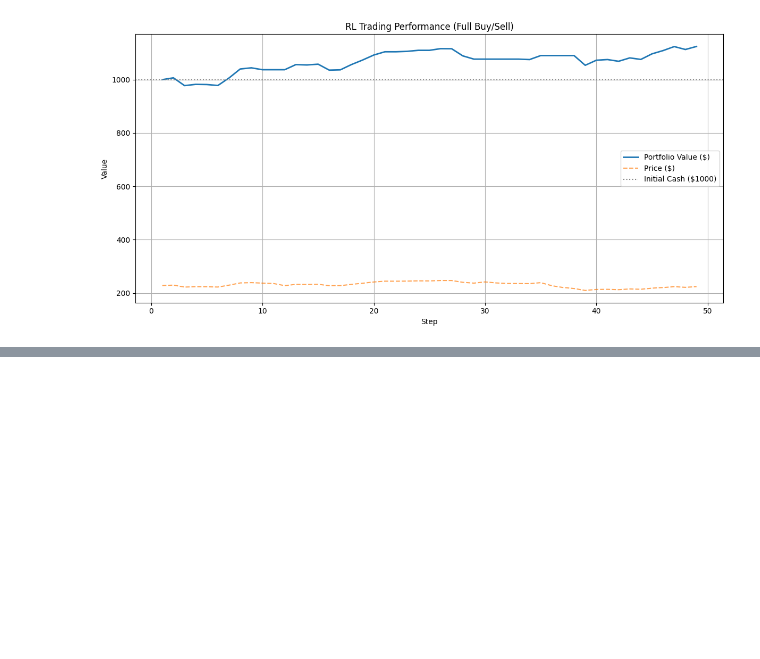
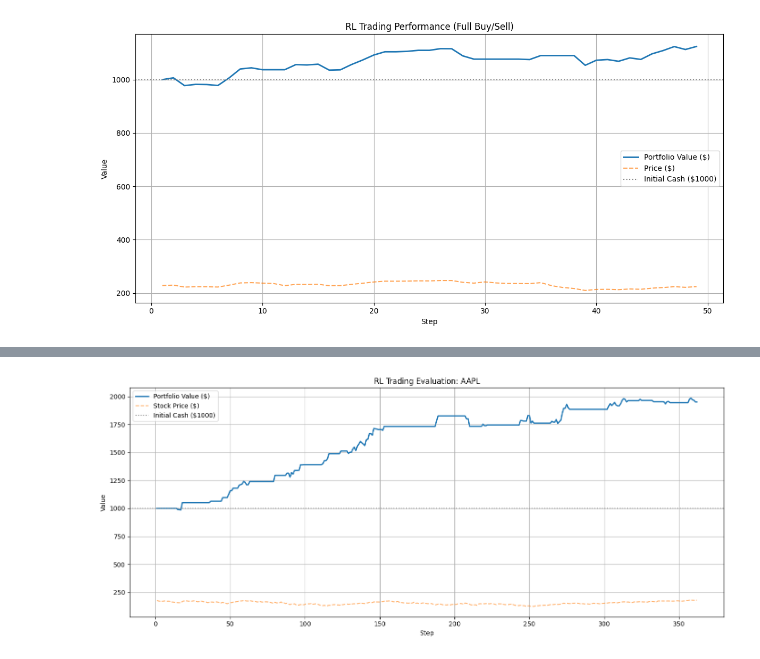
Before and after one commit to 1940926596/MultiAgent, a Jupyter notebook: agent_tools/CIORL/reward_test.ipynb, the cells around one changed output, grey strips where cells are left out. Saved outputs shown, nothing was run; the diff lists cells and outputs as text; code cells hidden in the pictures; blank space fills up the shorter version.

```diff
--- a/agent_tools/CIORL/reward_test.ipynb
+++ b/agent_tools/CIORL/reward_test.ipynb
@@ -250,3 +250,100 @@ Step: 49
 Final Portfolio Value: $ 1124.59
 Total Profit: $ 124.59
 [figure]
+# %%
+import os
+import sys
+import pandas as pd
+import numpy as np
+import matplotlib.pyplot as plt
+from stable_baselines3 import PPO
+
+# 加入项目路径
+
+# 引入你的自定义环境类和 observation 构建函数
+from test5 import MetaCIOEnv, precompute_observations_from_files
+
+# === 设置路径与参数 ===
+ticker = "AAPL"
+base_path = "../../datasets/processed"
+ticker_dir = os.path.join(base_path, ticker)
+
+data_path = os.path.join(ticker_dir, "financial_with_news_macro_summary.csv")
+rag_path = os.path.join(ticker_dir, "rag_agent_suggestions.csv")
+model_path = os.path.join(ticker_dir, "meta_cio_rl_" + ticker + ".zip")
+
+# === 加载数据 & 环境 ===
+df = pd.read_csv(data_path)
+df["date"] = pd.to_datetime(df["date"]).dt.date
+
+# 你用的测试集区间
+from datetime import datetime
+test_start, test_end = datetime(2022, 10, 4).date(), datetime(2023, 6, 10).date()
+df_test = df[(df["date"] >= test_start) & (df["date"] <= test_end)].copy()
+
+cached_obs_test = precompute_observations_from_files(df_test, rag_path)
+env = MetaCIOEnv(df_test, cached_obs_test)
+
+# === 加载模型 ===
+model = PPO.load(model_path, env=env)
+
+# === 初始化组合 ===
+initial_cash = 1000.0
+cash = initial_cash
+shares = 0
+
+obs = env.reset()
+done = False
+
+portfolio_values = []
+prices = []
+steps = []
+rewards = []
+actions = []
+
+while not done:
+    row = env.data.iloc[env.current_step]
+    price = row["close"]
+
+    action, _ = model.predict(obs, deterministic=True)
+    obs, reward, done, _ = env.step(action)
+
+    # 简单策略：全仓买入/卖出
+    if action == 0 and shares == 0:
+        shares = int(cash // price)
+        cash -= shares * price
+    elif action == 2 and shares > 0:
+        cash += shares * price
+        shares = 0
+
+    current_value = cash + shares * price
+
+    rewards.append(reward)
+    portfolio_values.append(current_value)
+    prices.append(price)
+    steps.append(env.current_step)
+    actions.append(action)
+
+    print(f"Step: {env.current_step:3d}, Action: {action}, Price: {price:.2f}, Portfolio: {current_value:.2f}")
+
+# === 输出结果 ===
+final_value = portfolio_values[-1]
+total_profit = final_value - initial_cash
+print("\n===== Evaluation Result =====")
+print(f"Final Portfolio Value: ${final_value:.2f}")
+print(f"Total Profit:         ${total_profit:.2f}")
+print(f"Total Return:         {total_profit / initial_cash * 100:.2f}%")
+
+# === 绘图 ===
+plt.figure(figsize=(14, 6))
+plt.plot(steps, portfolio_values, label='Portfolio Value ($)', linewidth=2)
+plt.plot(steps, prices, label='Stock Price ($)', linestyle='--', alpha=0.6)
+plt.axhline(initial_cash, color='gray', linestyle=':', label='Initial Cash ($1000)')
+plt.title(f"RL Trading Evaluation: {ticker}")
+plt.xlabel("Step")
+plt.ylabel("Value")
+plt.legend()
+plt.grid(True)
+plt.tight_layout()
+plt.show()
+# %% [output]
@@ -252,0 +367 @@ Total Profit: $ 124.59
+[figure, added]
```
Also changed, not shown: parts of 3 cells of this notebook, 43 other files.
